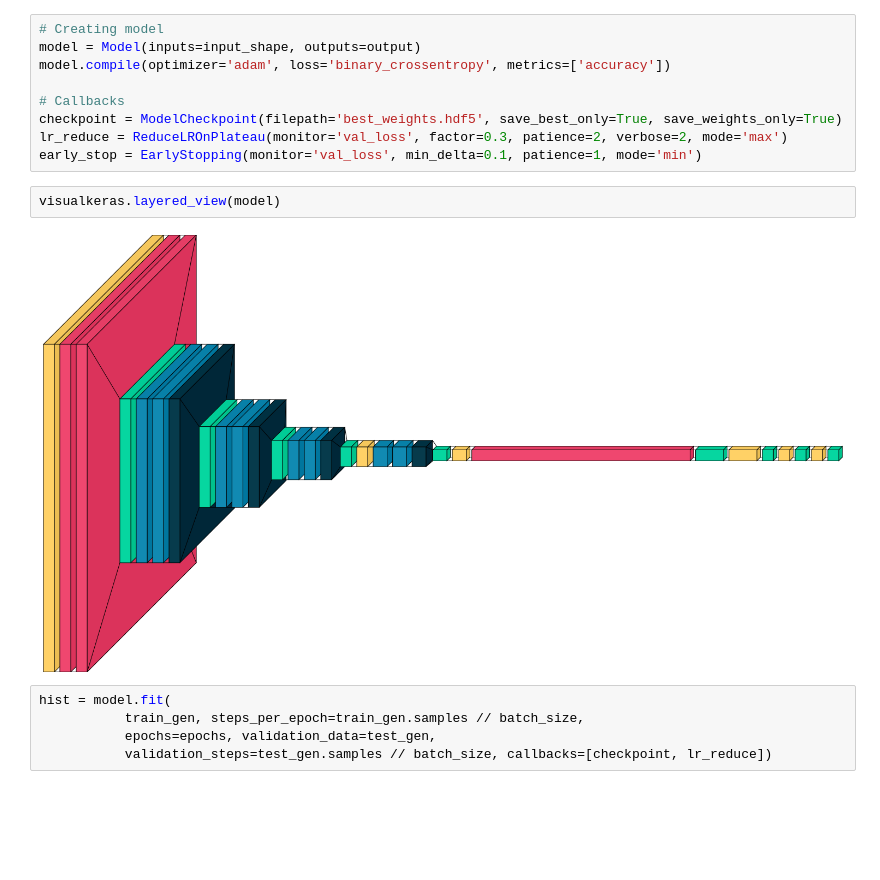
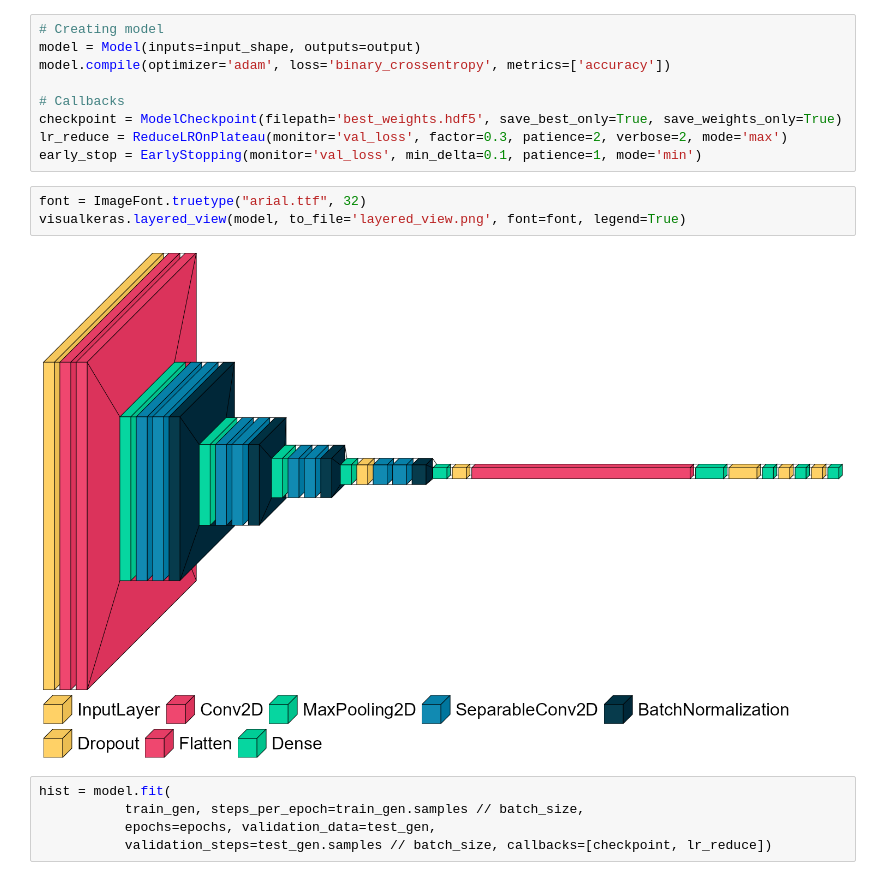
Before and after one commit to jaidenmeiden/arf, a Jupyter notebook: covid19_x-ray_images/Experiment2/algorithm_pneumonia.ipynb, the cells around one changed output. Cells and saved outputs as stored; diff of their text form; blank space fills up the shorter version.

```diff
--- a/covid19_x-ray_images/Experiment2/algorithm_pneumonia.ipynb
+++ b/covid19_x-ray_images/Experiment2/algorithm_pneumonia.ipynb
@@ -185,10 +186,11 @@ model.compile(optimizer='adam', loss='binary_crossentropy', metrics=['accuracy']
 checkpoint = ModelCheckpoint(filepath='best_weights.hdf5', save_best_only=True, save_weights_only=True)
 lr_reduce = ReduceLROnPlateau(monitor='val_loss', factor=0.3, patience=2, verbose=2, mode='max')
 early_stop = EarlyStopping(monitor='val_loss', min_delta=0.1, patience=1, mode='min')
-# %%
-visualkeras.layered_view(model)
-# %% [output]
-[figure, removed]
+# %%
+font = ImageFont.truetype("arial.ttf", 32)
+visualkeras.layered_view(model, to_file='layered_view.png', font=font, legend=True)
+# %% [output]
+[figure, added]
 # %%
 hist = model.fit(
            train_gen, steps_per_epoch=train_gen.samples // batch_size,
```
Also changed, not shown: parts of 2 cells of this notebook, 4 other files.
